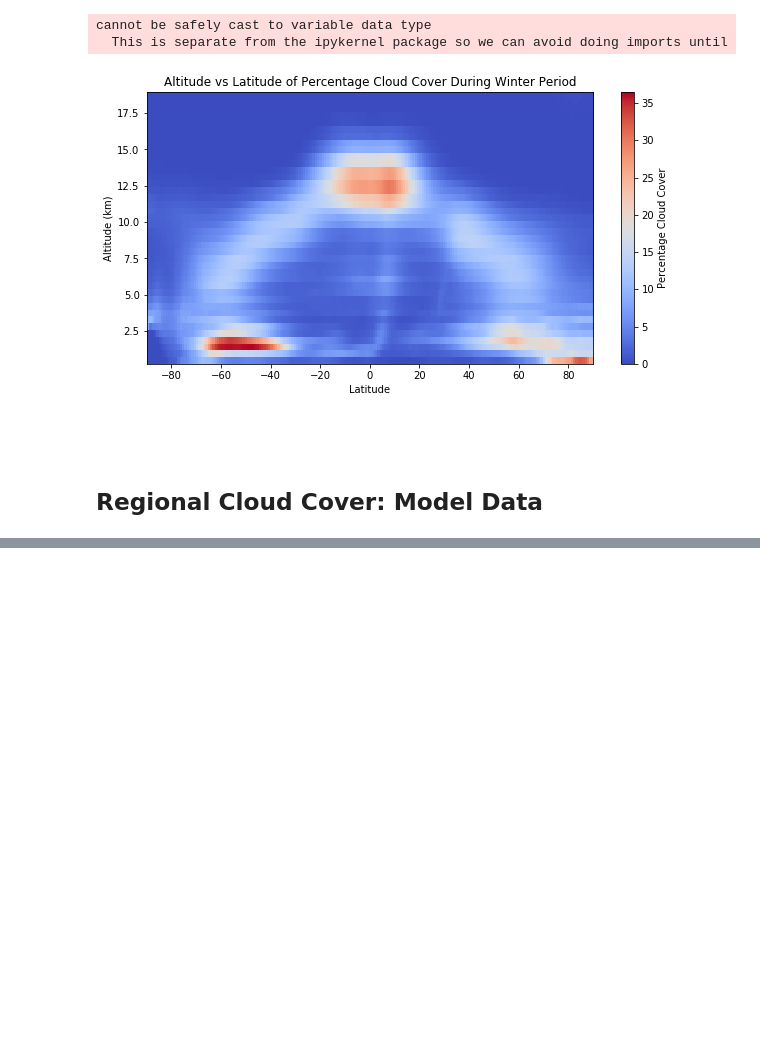
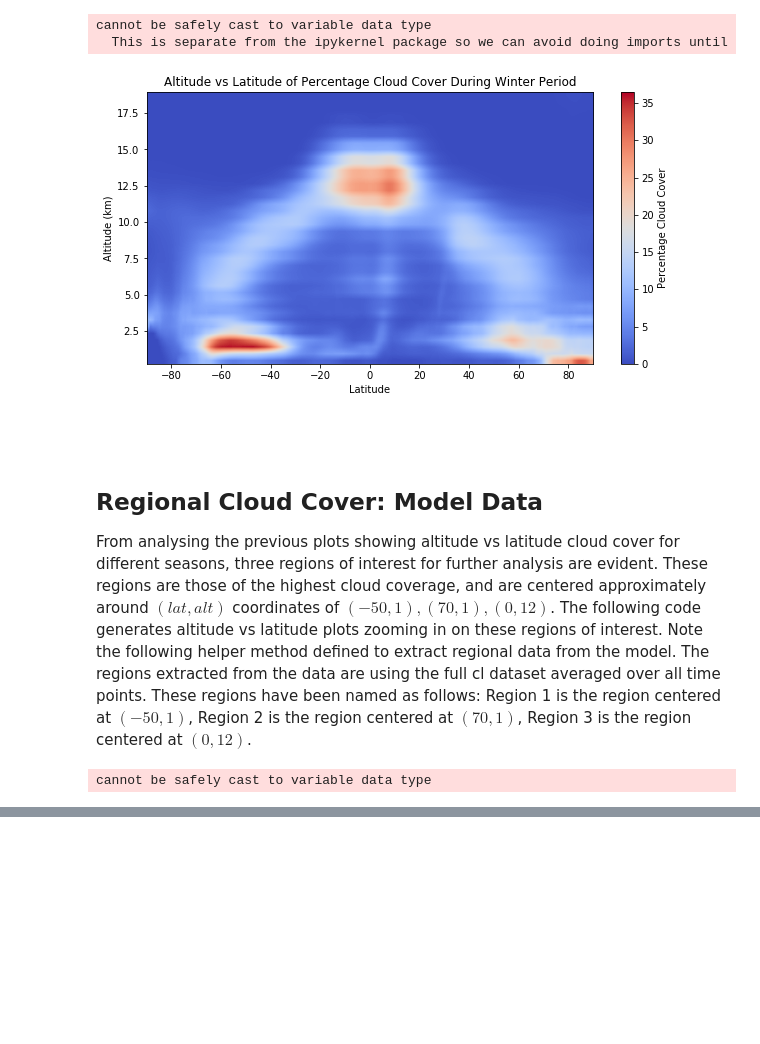
Before and after one commit to maddiebeagley/Climate-Modelling-Lab, a Jupyter notebook: 390Lab.ipynb, the cells around one changed output, grey strips where cells are left out. Drawn from its saved outputs; the diff is of its cells as text; code cells hidden in the pictures; blank space fills up the shorter version.

```diff
--- a/390Lab.ipynb
+++ b/390Lab.ipynb
@@ -161,8 +143,8 @@ Data points in the $clcalipso$ dataset are of the form $clcalipso[time][alt][lat
 # Global variables used for plotting
 
 # Convert altitude to km
-ALT_MIN = np.min(cl_data.variables["alt40"][:])/1000
-ALT_MAX = np.max(cl_data.variables["alt40"][:])/1000
+ALT_MIN = np.min(cl_data.variables["alt40"][:])
+ALT_MAX = np.max(cl_data.variables["alt40"][:])
 
 LAT_MIN = np.min(cl_data.variables["lat"][:])
 LAT_MAX = np.max(cl_data.variables["lat"][:])
@@ -196,16 +178,23 @@ cannot be safely cast to variable data type
 # %%
 # Plot the altitude vs latitude for winter period
 plt.figure(figsize=(FIG_WIDTH, FIG_HEIGHT))
-color_map = plt.imshow(avg_winter_cloud_cover, aspect="auto", interpolation='nearest',
+color_map = plt.imshow(avg_winter_cloud_cover, aspect="auto", interpolation='bilinear',
                        extent=[LAT_MIN, LAT_MAX, ALT_MIN, ALT_MAX])
 color_map.set_cmap("coolwarm")
 plt.title("Altitude vs Latitude of Percentage Cloud Cover During Winter Period")
 plt.xlabel("Latitude")
 plt.ylabel("Altitude (km)")
 cbar = plt.colorbar()
 cbar.set_label("Percentage Cloud Cover")
 # %% [output]
-[figure, old version]
+[figure, new version]
-# %% [markdown]
-<br /> <br />
-## Regional Cloud Cover: Model Data
+# %% [markdown]
+<br /> <br />
+## Regional Cloud Cover: Model Data
+
+From analysing the previous plots showing altitude vs latitude cloud cover for different seasons, three regions of interest for further analysis are evident. These regions are those of the highest cloud coverage, and are centered approximately around $(lat, alt)$ coordinates of $(-50, 1), (70, 1), (0, 12)$. The following code generates altitude vs latitude plots zooming in on these regions of interest. Note the following helper method defined to extract regional data from the model. The regions extracted from the data are using the full cl dataset averaged over all time points. These regions have been named as follows: Region 1 is the region centered at $(-50, 1)$, Region 2 is the region centered at $(70, 1)$, Region 3 is the region centered at $(0, 12)$.
+# %%
+# Average over longitude, then average over time to get array of (alt, lat)
+avg_cloud_cover = np.mean(np.mean(cl_data.variables["clcalipso"][:], axis=3), axis=0)
+# %% [output]
+cannot be safely cast to variable data type
```
Also changed, not shown: parts of 9 cells of this notebook.
